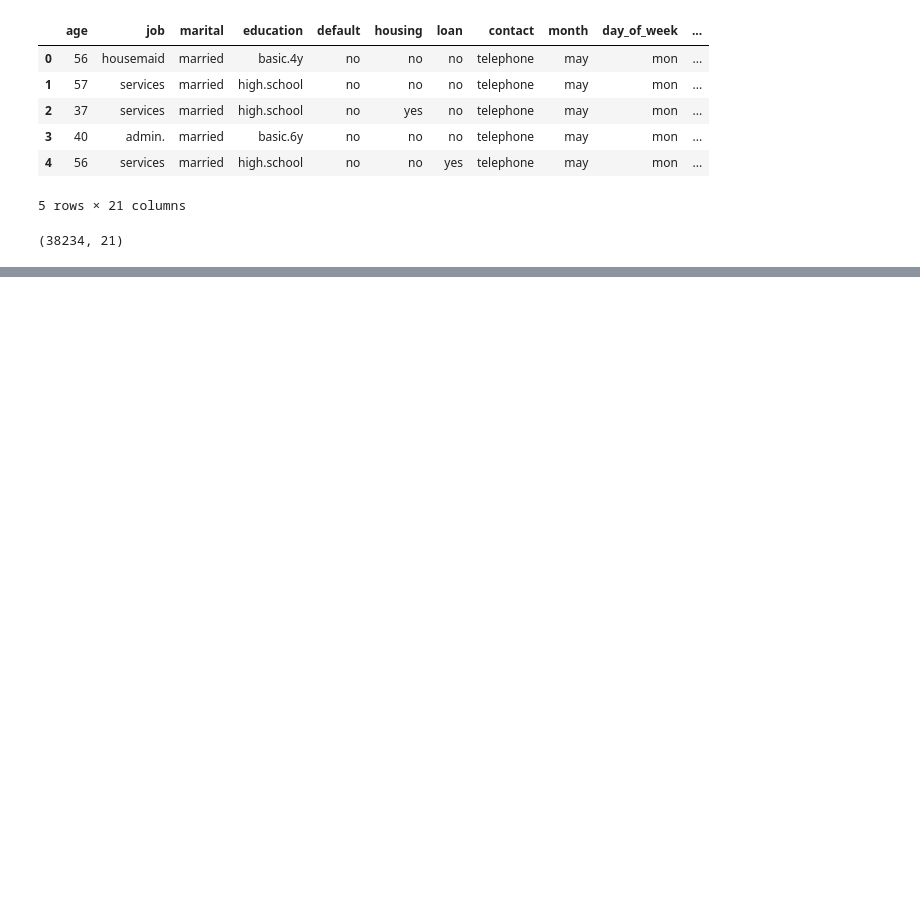
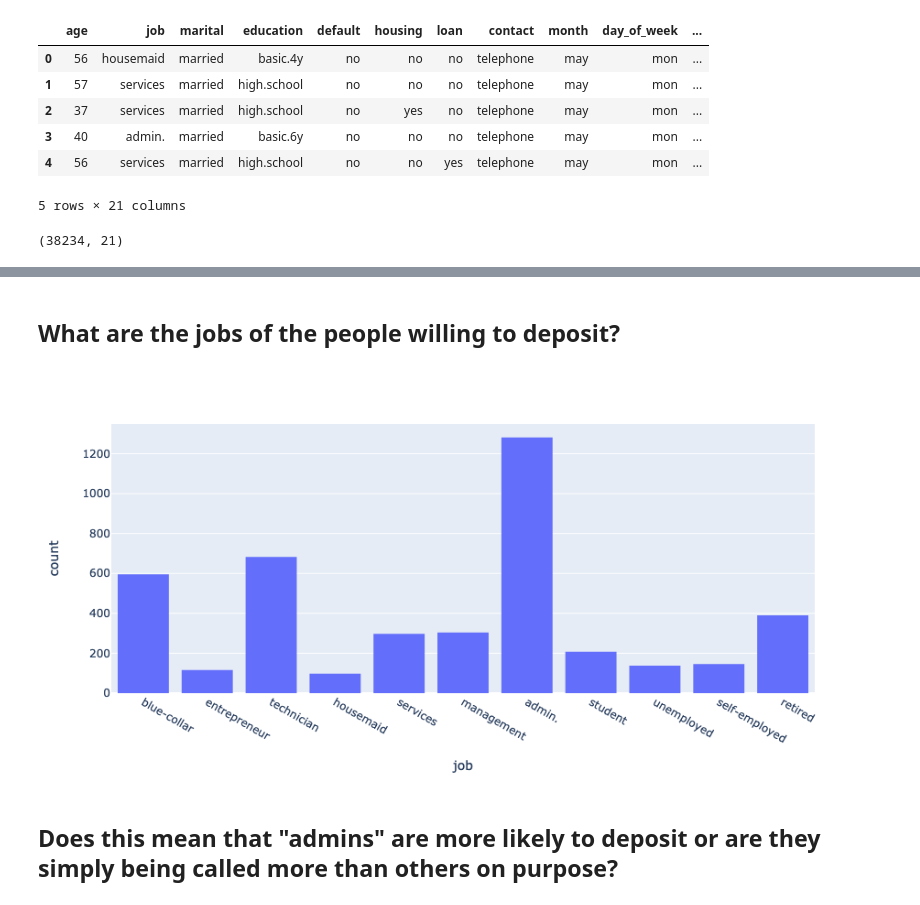
Before and after one commit to yosipa/demo_project, a Jupyter notebook: notebooks/eda&modeling.ipynb, the cells around one changed output, grey strips where cells are left out. Saved outputs shown, nothing was run; the diff lists cells and outputs as text; code cells hidden in the pictures; blank space fills up the shorter version.

```diff
--- a/notebooks/eda&modeling.ipynb
+++ b/notebooks/eda&modeling.ipynb
@@ -20,0 +42,9 @@ df.shape
+# %% [markdown]
+## What are the jobs of the people willing to deposit?
+# %%
+fig = px.histogram(df_yes, x='job')
+fig.show()
+# %% [output]
+[figure, added]
+# %% [markdown]
+## Does this mean that "admins" are more likely to deposit or are they simply being called more than others on purpose?
```
Also changed, not shown: parts of 20 cells of this notebook.
